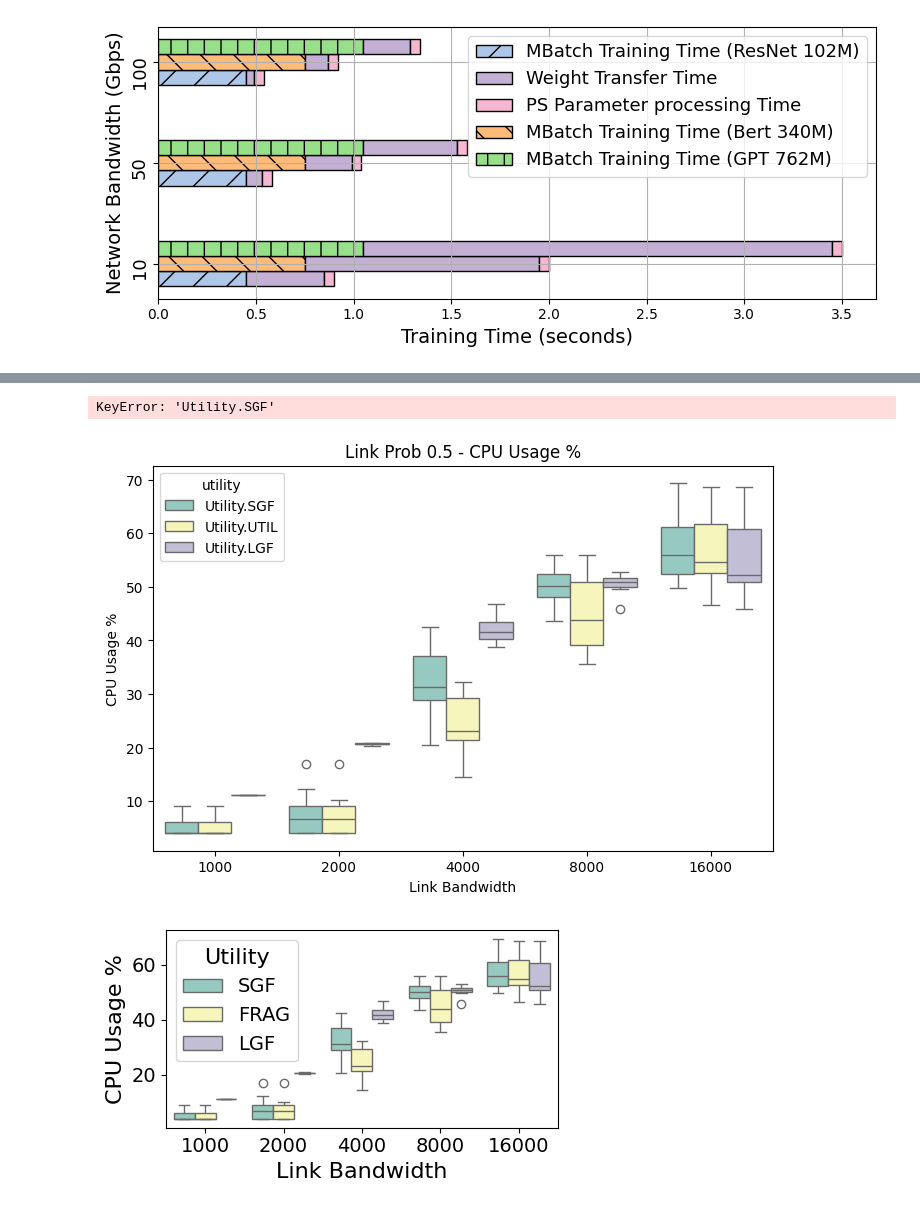
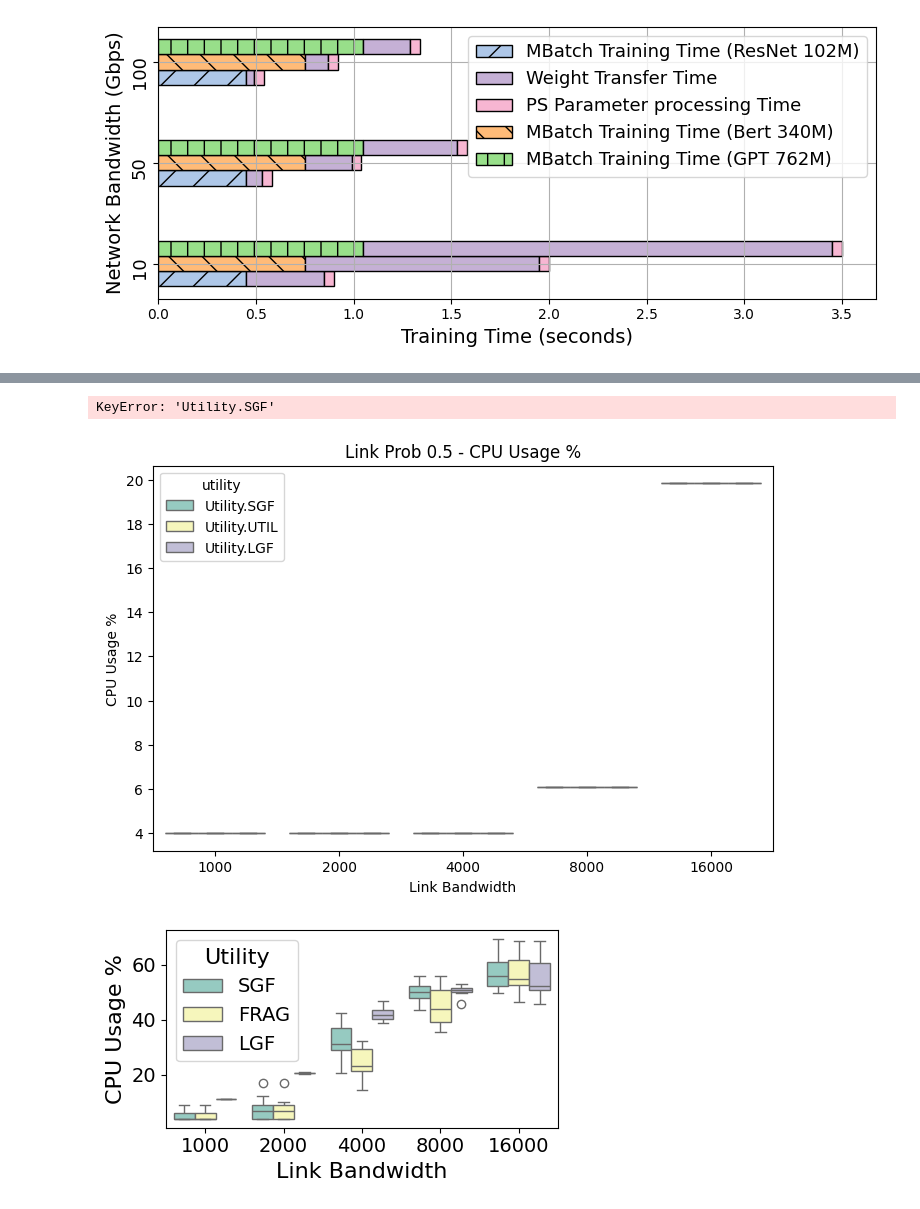
Before and after one commit to pintauroo/PlebyNet, a Jupyter notebook: plot.ipynb, the cells around one changed output, grey strips where cells are left out. Cells and saved outputs as stored; diff of their text form; code cells hidden in the pictures.

```diff
--- a/plot.ipynb
+++ b/plot.ipynb
@@ -978,12 +979,13 @@ import seaborn as sns
 
 # Load the data from the CSV files
 data = pd.read_csv('/home/andrea/Desktop/PlebiscitoN/results.csv')
-data1 = pd.read_csv('/home/andrea/Desktop/PlebiscitoN/results_1.csv')
-data2 = pd.read_csv('/home/andrea/Desktop/PlebiscitoN/results_2.csv')
-data3 = pd.read_csv('/home/andrea/Desktop/PlebiscitoN/results_3.csv')
+# data1 = pd.read_csv('/home/andrea/Desktop/PlebiscitoN/results_1.csv')
+# data2 = pd.read_csv('/home/andrea/Desktop/PlebiscitoN/results_2.csv')
+# data3 = pd.read_csv('/home/andrea/Desktop/PlebiscitoN/results_3.csv')
 
 # Concatenate the data
-data = pd.concat([data, data1, data2, data3])
+# data = pd.concat([data, data1, data2, data3])
+data = pd.concat([data])
 
 # Define a dictionary to map utility values to more descriptive labels
 utility_labels = {
@@ -994,35 +996,35 @@ utility_labels = {
 }
 
 # Function to plot individual boxplots for each metric, grouped by utility and bandwidth
 def plot_separate_boxplots(data, link_prob, utility_labels):
     metrics = ['cpu', 'gpu', 'allocated_bw', 'allocated_jobs']
     metric_labels = ['CPU Usage %', 'GPU Usage %', 'Allocated Bandwidth %', 'Allocated Jobs %']
 
-    subset = data[(data['link prob'] == link_prob) & (data['link_bw'] < 32000)]
+    subset = data[(data['link_prob'] == link_prob) & (data['link_bw'] < 32000)]
 
     for i, metric in enumerate(metrics):
         plt.figure(figsize=(8, 5))
         box_plot = sns.boxplot(x='link_bw', y=metric, hue='utility', data=subset, palette='Set3')
         plt.title(f'Link Prob {link_prob} - {metric_labels[i]}')
         plt.ylabel(metric_labels[i])
         plt.xlabel('Link Bandwidth')
 
         # Customize the legend labels
         handles, labels = box_plot.get_legend_handles_labels()
         new_labels = [utility_labels[label] for label in labels]
         plt.legend(handles=handles, labels=new_labels, title='Utility')
 
         plt.tight_layout()
         plt.show()
 
 # Define the single link probability
 link_prob = 0.5
 
 # Plot the separate boxplots with customized utility labels
 plot_separate_boxplots(data, link_prob, utility_labels)
 # %% [output]
 KeyError: 'Utility.SGF'
-[figure, old version]
+[figure, new version]
 # %%
 import pandas as pd
 import matplotlib.pyplot as plt
```
Also changed, not shown: parts of 3 cells of this notebook, 2 other files.
